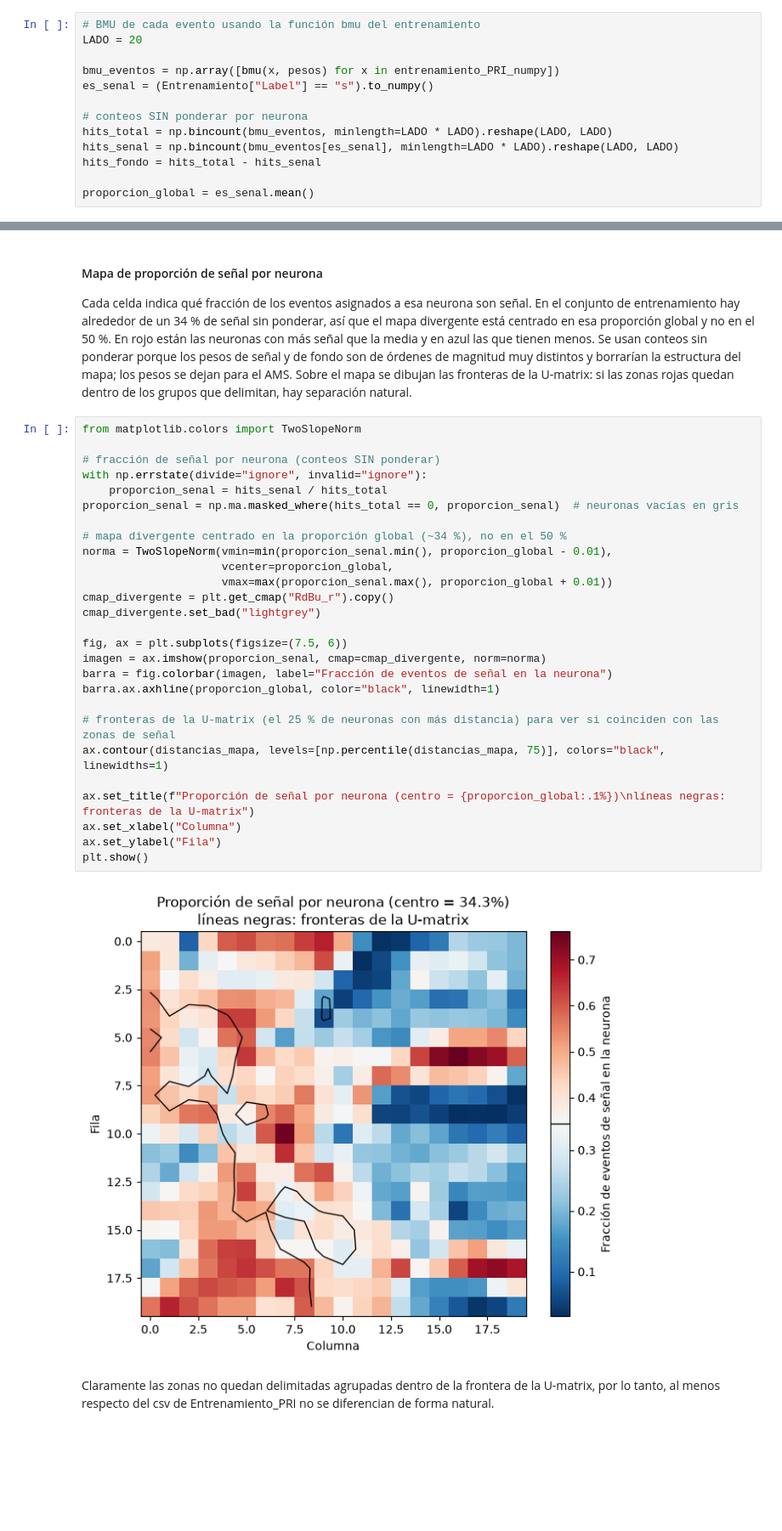
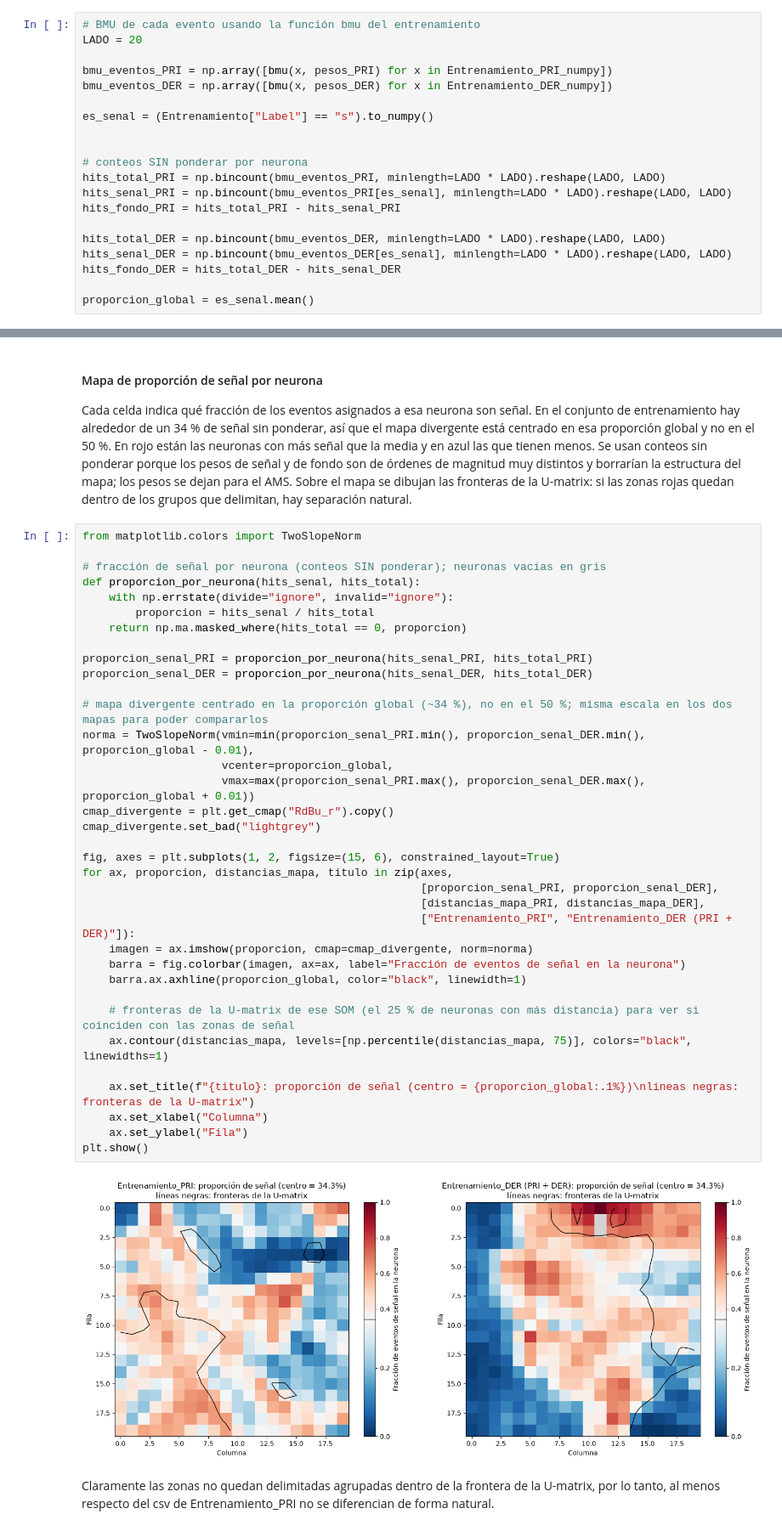
Before and after one commit to ClauGN/Tarea_Final_-AA, a Jupyter notebook: 2_SOM.ipynb, the cells around one changed output, grey strips where cells are left out. Shown at 85% size. Cells and saved outputs as stored; diff of their text form; blank space fills up the shorter version.

```diff
--- a/2_SOM.ipynb
+++ b/2_SOM.ipynb
@@ -89,13 +112,20 @@ for i in range(EPOCAS):
 # BMU de cada evento usando la función bmu del entrenamiento
 LADO = 20
 
-bmu_eventos = np.array([bmu(x, pesos) for x in entrenamiento_PRI_numpy])
+bmu_eventos_PRI = np.array([bmu(x, pesos_PRI) for x in Entrenamiento_PRI_numpy])
+bmu_eventos_DER = np.array([bmu(x, pesos_DER) for x in Entrenamiento_DER_numpy])
+
 es_senal = (Entrenamiento["Label"] == "s").to_numpy()
 
+
 # conteos SIN ponderar por neurona
-hits_total = np.bincount(bmu_eventos, minlength=LADO * LADO).reshape(LADO, LADO)
-hits_senal = np.bincount(bmu_eventos[es_senal], minlength=LADO * LADO).reshape(LADO, LADO)
-hits_fondo = hits_total - hits_senal
+hits_total_PRI = np.bincount(bmu_eventos_PRI, minlength=LADO * LADO).reshape(LADO, LADO)
+hits_senal_PRI = np.bincount(bmu_eventos_PRI[es_senal], minlength=LADO * LADO).reshape(LADO, LADO)
+hits_fondo_PRI = hits_total_PRI - hits_senal_PRI
+
+hits_total_DER = np.bincount(bmu_eventos_DER, minlength=LADO * LADO).reshape(LADO, LADO)
+hits_senal_DER = np.bincount(bmu_eventos_DER[es_senal], minlength=LADO * LADO).reshape(LADO, LADO)
+hits_fondo_DER = hits_total_DER - hits_senal_DER
 
 proporcion_global = es_senal.mean()
 # %% [markdown]
@@ -128,32 +168,40 @@ Cada celda indica qué fracción de los eventos asignados a esa neurona son señ
 # %%
 from matplotlib.colors import TwoSlopeNorm
 
-# fracción de señal por neurona (conteos SIN ponderar)
-with np.errstate(divide="ignore", invalid="ignore"):
-    proporcion_senal = hits_senal / hits_total
-proporcion_senal = np.ma.masked_where(hits_total == 0, proporcion_senal)  # neuronas vacías en gris
+# fracción de señal por neurona (conteos SIN ponderar); neuronas vacías en gris
+def proporcion_por_neurona(hits_senal, hits_total):
+    with np.errstate(divide="ignore", invalid="ignore"):
+        proporcion = hits_senal / hits_total
+    return np.ma.masked_where(hits_total == 0, proporcion)
 
-# mapa divergente centrado en la proporción global (~34 %), no en el 50 %
-norma = TwoSlopeNorm(vmin=min(proporcion_senal.min(), proporcion_global - 0.01),
+proporcion_senal_PRI = proporcion_por_neurona(hits_senal_PRI, hits_total_PRI)
+proporcion_senal_DER = proporcion_por_neurona(hits_senal_DER, hits_total_DER)
+
+# mapa divergente centrado en la proporción global (~34 %), no en el 50 %; misma escala en los dos mapas para poder compararlos
+norma = TwoSlopeNorm(vmin=min(proporcion_senal_PRI.min(), proporcion_senal_DER.min(), proporcion_global - 0.01),
                      vcenter=proporcion_global,
-                     vmax=max(proporcion_senal.max(), proporcion_global + 0.01))
+                     vmax=max(proporcion_senal_PRI.max(), proporcion_senal_DER.max(), proporcion_global + 0.01))
 cmap_divergente = plt.get_cmap("RdBu_r").copy()
 cmap_divergente.set_bad("lightgrey")
 
-fig, ax = plt.subplots(figsize=(7.5, 6))
-imagen = ax.imshow(proporcion_senal, cmap=cmap_divergente, norm=norma)
-barra = fig.colorbar(imagen, label="Fracción de eventos de señal en la neurona")
-barra.ax.axhline(proporcion_global, color="black", linewidth=1)
+fig, axes = plt.subplots(1, 2, figsize=(15, 6), constrained_layout=True)
+for ax, proporcion, distancias_mapa, titulo in zip(axes,
+                                                   [proporcion_senal_PRI, proporcion_senal_DER],
+                                                   [distancias_mapa_PRI, distancias_mapa_DER],
+                                                   ["Entrenamiento_PRI", "Entrenamiento_DER (PRI + DER)"]):
+    imagen = ax.imshow(proporcion, cmap=cmap_divergente, norm=norma)
+    barra = fig.colorbar(imagen, ax=ax, label="Fracción de eventos de señal en la neurona")
+    barra.ax.axhline(proporcion_global, color="black", linewidth=1)
 
-# fronteras de la U-matrix (el 25 % de neuronas con más distancia) para ver si coinciden con las zonas de señal
-ax.contour(distancias_mapa, levels=[np.percentile(distancias_mapa, 75)], colors="black", linewidths=1)
+    # fronteras de la U-matrix de ese SOM (el 25 % de neuronas con más distancia) para ver si coinciden con las zonas de señal
+    ax.contour(distancias_mapa, levels=[np.percentile(distancias_mapa, 75)], colors="black", linewidths=1)
 
-ax.set_title(f"Proporción de señal por neurona (centro = {proporcion_global:.1%})\nlíneas negras: fronteras de la U-matrix")
-ax.set_xlabel("Columna")
-ax.set_ylabel("Fila")
+    ax.set_title(f"{titulo}: proporción de señal (centro = {proporcion_global:.1%})\nlíneas negras: fronteras de la U-matrix")
+    ax.set_xlabel("Columna")
+    ax.set_ylabel("Fila")
 plt.show()
 # %% [output]
-[figure, old version]
+[figure, new version]
 # %% [markdown]
 Claramente las zonas no quedan delimitadas agrupadas dentro de la frontera de la U-matrix, por lo tanto, al menos respecto del csv de Entrenamiento_PRI no se diferencian de forma natural.
 # %% [markdown]
```
Also changed, not shown: parts of 8 cells of this notebook.
